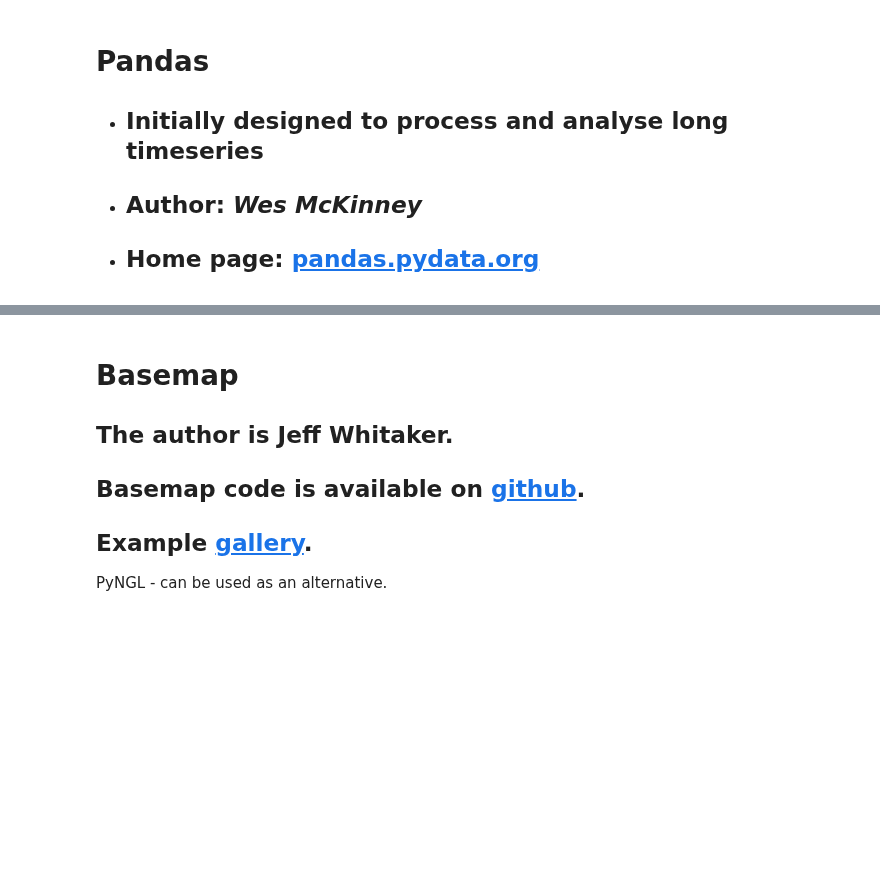
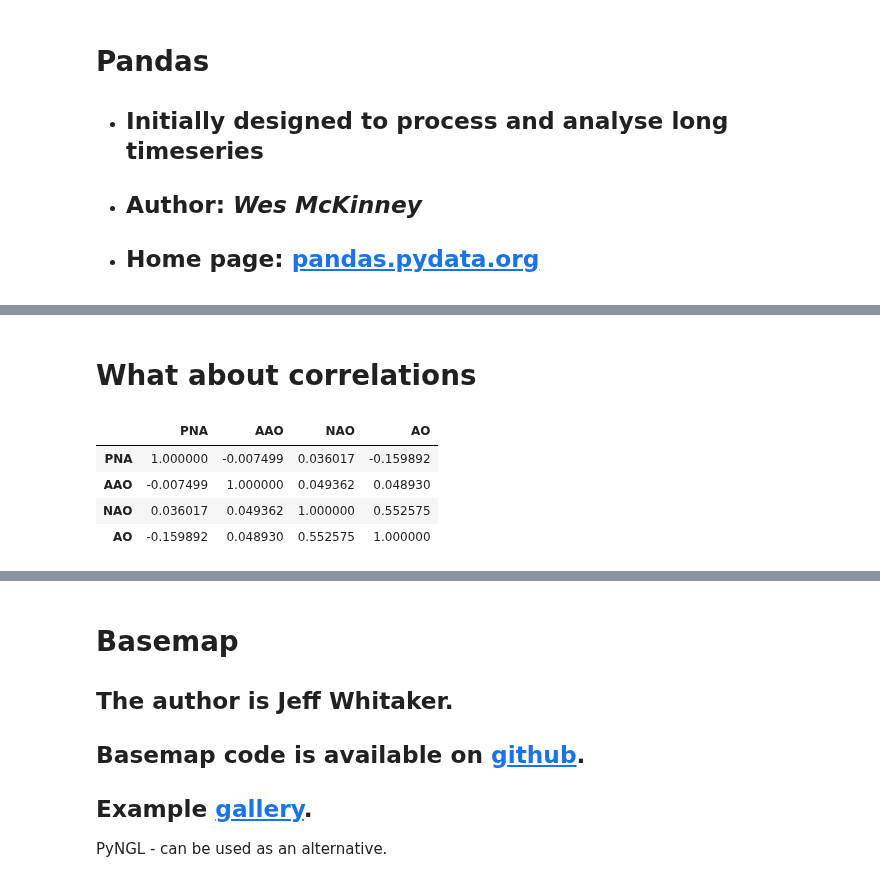
Before and after one commit to guziy/CMOS-python-tutorial, a Jupyter notebook: cmos2014-python-tutorial.ipynb, the cells around one changed output, grey strips where cells are left out. Saved outputs shown, nothing was run; the diff lists cells and outputs as text; code cells hidden in the pictures; blank space fills up the shorter version.

```diff
--- a/cmos2014-python-tutorial.ipynb
+++ b/cmos2014-python-tutorial.ipynb
@@ -876,0 +869,11 @@ Exercises: Pandas
+# %% [markdown]
+What about correlations
+======
+# %%
+df.corr()
+# %% [output]
+|  | PNA | AAO | NAO | AO |
+| PNA | 1.000000 | -0.007499 | 0.036017 | -0.159892 |
+| AAO | -0.007499 | 1.000000 | 0.049362 | 0.048930 |
+| NAO | 0.036017 | 0.049362 | 1.000000 | 0.552575 |
+| AO | -0.159892 | 0.048930 | 0.552575 | 1.000000 |
```
Also changed, not shown: parts of 31 cells of this notebook.
